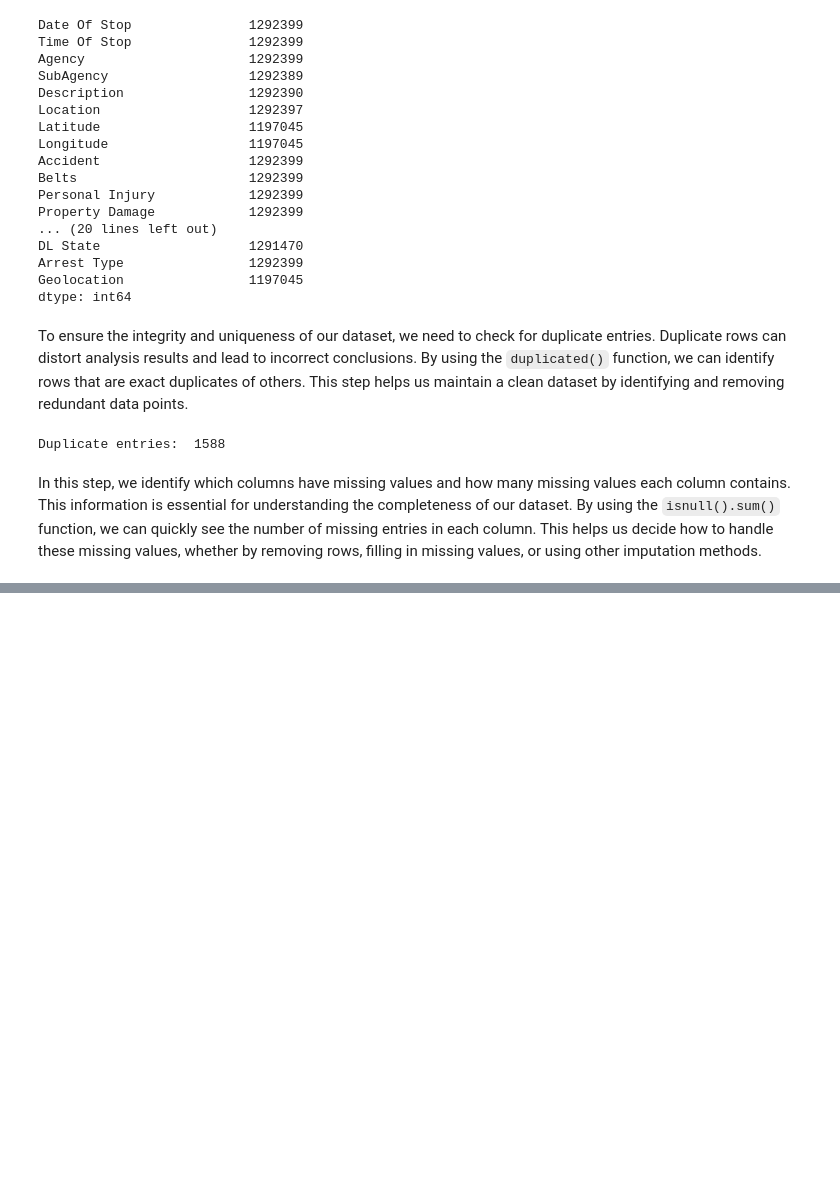
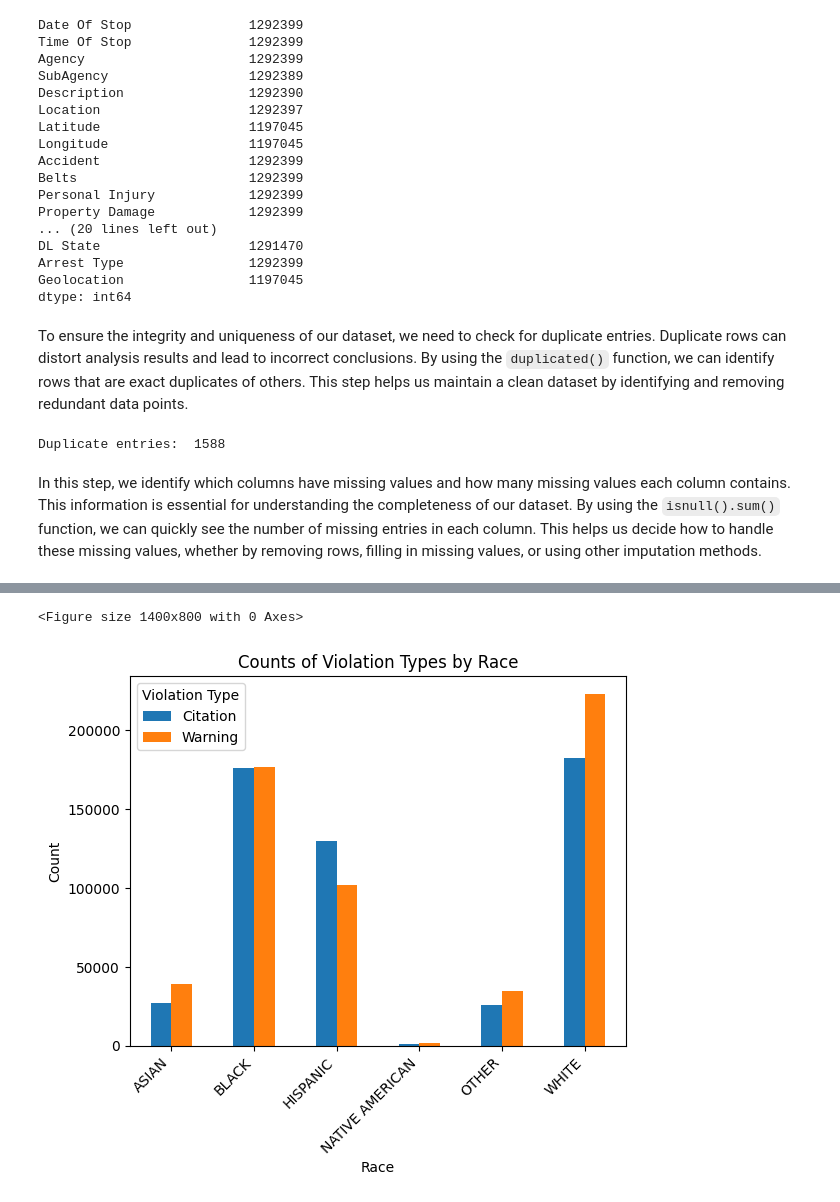
Before and after one commit to Yilalu/CMSC320project, a Jupyter notebook: CMCS320_Final_Project.ipynb, the cells around one changed output, grey strips where cells are left out. Cells and saved outputs as stored; diff of their text form; code cells hidden in the pictures; blank space fills up the shorter version.

```diff
--- a/CMCS320_Final_Project.ipynb
+++ b/CMCS320_Final_Project.ipynb
@@ -461,0 +339,2 @@ plt.show()
+# %%
+traf_df = traf_df[traf_df['Violation Type'] != 'SERO']
@@ -461,0 +343,3 @@ plt.show()
+# %%
+race_violation_counts = traf_df.groupby('Race')['Violation Type'].value_counts().unstack(fill_value=0)
+print(race_violation_counts)
@@ -461,0 +366,12 @@ plt.show()
+# %%
+plt.figure(figsize=(14, 8))
+race_violation_counts.plot(kind='bar')
+plt.title('Counts of Violation Types by Race')
+plt.xlabel('Race')
+plt.ylabel('Count')
+plt.xticks(rotation=45, ha='right')
+plt.legend(title='Violation Type')
+plt.show()
+# %% [output]
+<Figure size 1400x800 with 0 Axes>
+[figure, added]
```
Also changed, not shown: parts of 60 cells of this notebook.
